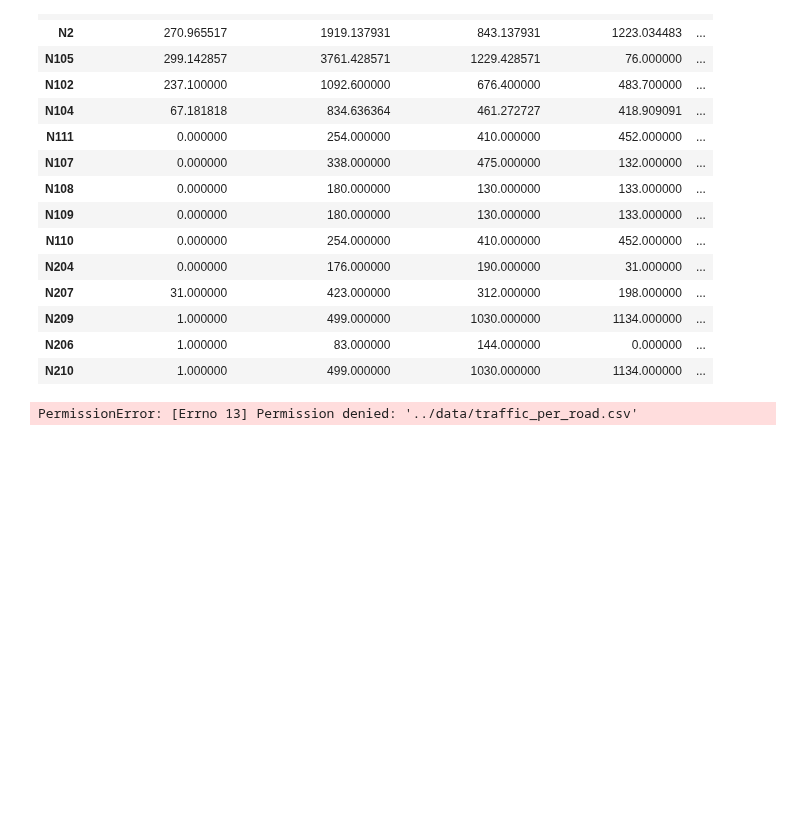
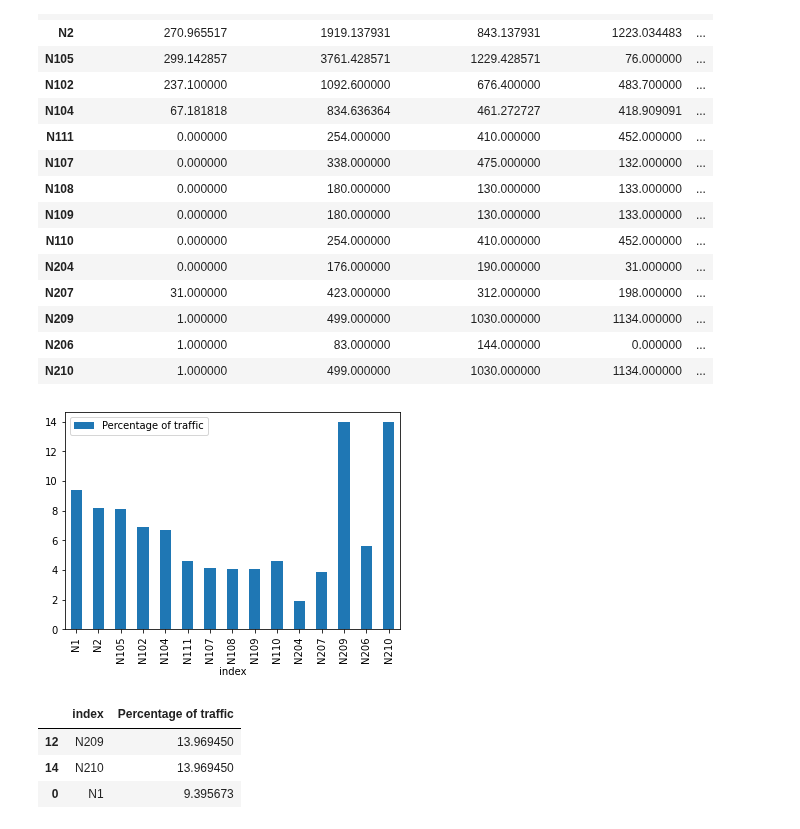
Before and after one commit to EwoutH/EPA1352-Adv-Simulation, a Jupyter notebook: EPA1352-G06-A4/notebook/traffic_eda.ipynb, the cells around one changed output. Drawn from its saved outputs; the diff is of its cells as text; code cells hidden in the pictures; blank space fills up the shorter version.

```diff
--- a/EPA1352-G06-A4/notebook/traffic_eda.ipynb
+++ b/EPA1352-G06-A4/notebook/traffic_eda.ipynb
@@ -58,7 +59,7 @@ traffic_per_road
 | N210 | 1.000000 | 499.000000 | 1030.000000 | 1134.000000 | ... |
 # %%
 #percentage of traffic per road
-traffic_per_road['Percentage of traffic'] = traffic_per_road['Traffic (AADT)'] / sum(traffic_per_road['Traffic (AADT)'])
+traffic_per_road['Percentage of traffic'] = (traffic_per_road['Traffic (AADT)'] / sum(traffic_per_road['Traffic (AADT)']))*100
 traffic_per_road
 # %% [output]
 |  | Traffic Data Heavy Truck | Traffic Data Medium Truck | Traffic Data Small Truck | Traffic Data Large Bus | ... |
@@ -77,8 +78,21 @@ traffic_per_road
 | N209 | 1.000000 | 499.000000 | 1030.000000 | 1134.000000 | ... |
 | N206 | 1.000000 | 83.000000 | 144.000000 | 0.000000 | ... |
 | N210 | 1.000000 | 499.000000 | 1030.000000 | 1134.000000 | ... |
+# %%
+# Plot of the percentage of traffic per road
+traffic_per_road.reset_index(inplace=True)
+traffic_per_road
+traffic_per_road.plot(x='index',y='Percentage of traffic',use_index=True, kind = 'bar');
+# %% [output]
+[figure, added]
+# %%
+top_3_critical_roads = traffic_per_road.sort_values(by=['Percentage of traffic'], ascending=False)
+top_3_critical_roads[['index','Percentage of traffic']].head(3)
+# %% [output]
+|  | index | Percentage of traffic |
+| 12 | N209 | 13.969450 |
+| 14 | N210 | 13.969450 |
+| 0 | N1 | 9.395673 |
 # %%
 # Write to CSV
 traffic_per_road.to_csv("../data/traffic_per_road.csv", index_label="Road")
-# %% [output]
-PermissionError: [Errno 13] Permission denied: '../data/traffic_per_road.csv'
```
Also changed, not shown: parts of 2 cells of this notebook, 4 other files.
